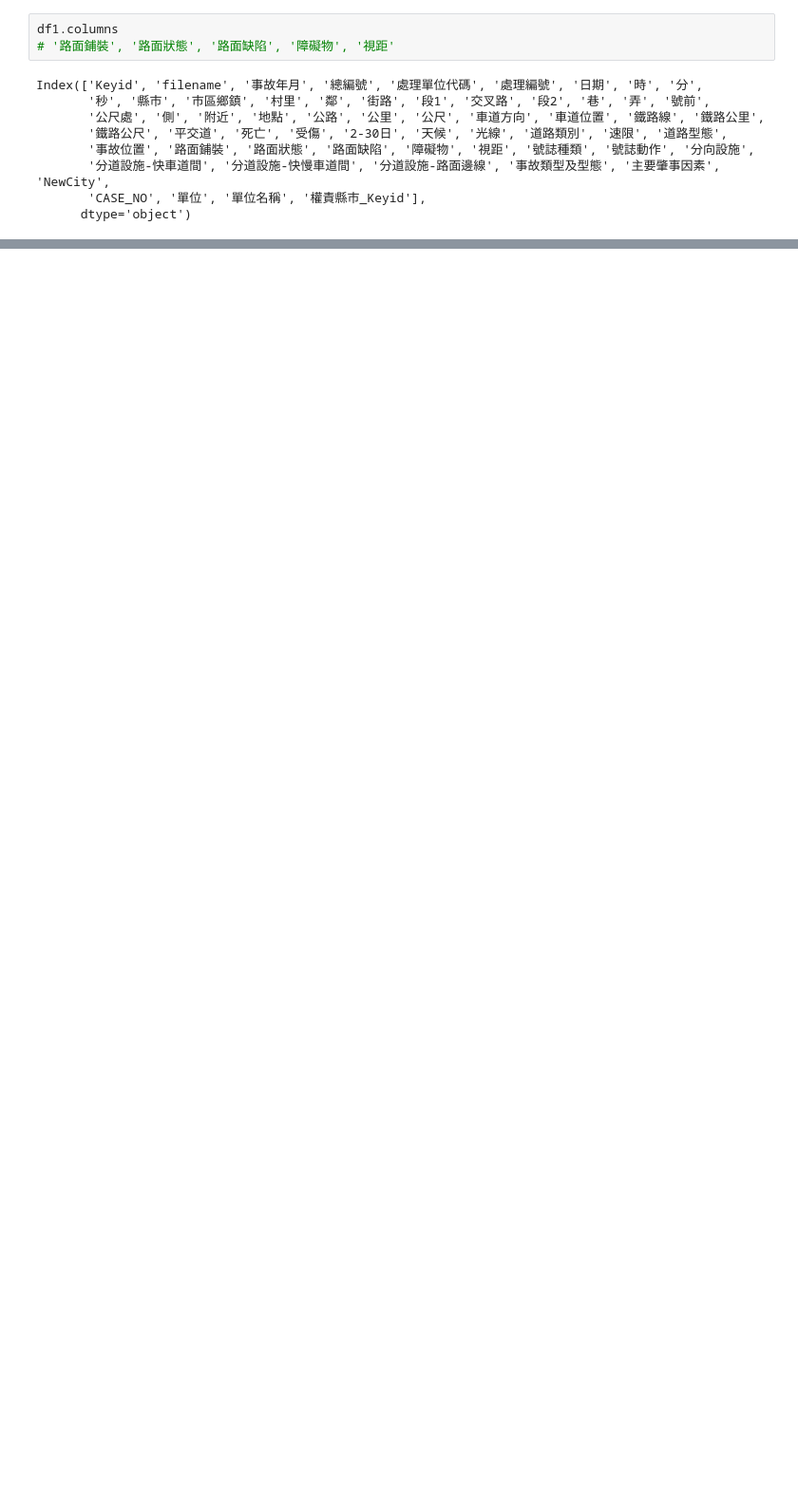
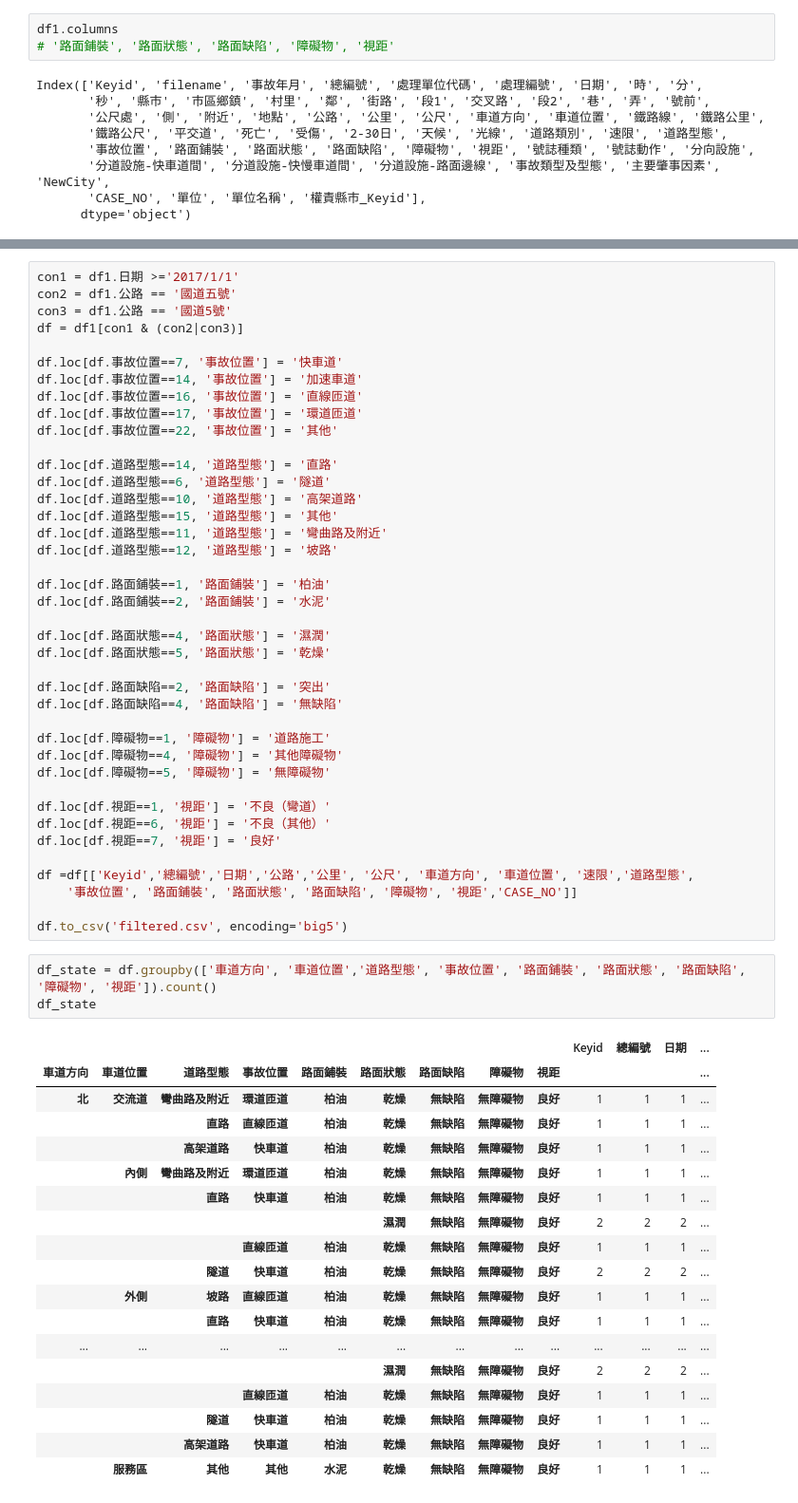
Before and after one commit to joannachou713/Etc-competition, a Jupyter notebook: Competition.ipynb, the cells around one changed output, grey strips where cells are left out. Shown at 95% size. Cells and saved outputs as stored; diff of their text form; blank space fills up the shorter version.

Commit message:
add groupby

```diff
--- a/Competition.ipynb
+++ b/Competition.ipynb
@@ -51,0 +20,62 @@ result.視距.plot(kind = 'hist',color='y')
+# %%
+con1 = df1.日期 >='2017/1/1'
+con2 = df1.公路 == '國道五號'
+con3 = df1.公路 == '國道5號'
+df = df1[con1 & (con2|con3)]
+
+df.loc[df.事故位置==7, '事故位置'] = '快車道'
+df.loc[df.事故位置==14, '事故位置'] = '加速車道'
+df.loc[df.事故位置==16, '事故位置'] = '直線匝道'
+df.loc[df.事故位置==17, '事故位置'] = '環道匝道'
+df.loc[df.事故位置==22, '事故位置'] = '其他'
+
+df.loc[df.道路型態==14, '道路型態'] = '直路'
+df.loc[df.道路型態==6, '道路型態'] = '隧道'
+df.loc[df.道路型態==10, '道路型態'] = '高架道路'
+df.loc[df.道路型態==15, '道路型態'] = '其他'
+df.loc[df.道路型態==11, '道路型態'] = '彎曲路及附近'
+df.loc[df.道路型態==12, '道路型態'] = '坡路'
+
+df.loc[df.路面鋪裝==1, '路面鋪裝'] = '柏油'
+df.loc[df.路面鋪裝==2, '路面鋪裝'] = '水泥'
+
+df.loc[df.路面狀態==4, '路面狀態'] = '濕潤'
+df.loc[df.路面狀態==5, '路面狀態'] = '乾燥'
+
+df.loc[df.路面缺陷==2, '路面缺陷'] = '突出'
+df.loc[df.路面缺陷==4, '路面缺陷'] = '無缺陷'
+
+df.loc[df.障礙物==1, '障礙物'] = '道路施工'
+df.loc[df.障礙物==4, '障礙物'] = '其他障礙物'
+df.loc[df.障礙物==5, '障礙物'] = '無障礙物'
+
+df.loc[df.視距==1, '視距'] = '不良（彎道）'
+df.loc[df.視距==6, '視距'] = '不良（其他）'
+df.loc[df.視距==7, '視距'] = '良好'
+
+df =df[['Keyid','總編號','日期','公路','公里', '公尺', '車道方向', '車道位置', '速限','道路型態',
+    '事故位置', '路面鋪裝', '路面狀態', '路面缺陷', '障礙物', '視距','CASE_NO']]
+
+df.to_csv('filtered.csv', encoding='big5')
+# %%
+df_state = df.groupby(['車道方向', '車道位置','道路型態', '事故位置', '路面鋪裝', '路面狀態', '路面缺陷', '障礙物', '視距']).count()
+df_state
+# %% [output]
+|  |  |  |  |  |  |  |  |  | Keyid | 總編號 | 日期 | ... |
+| 車道方向 | 車道位置 | 道路型態 | 事故位置 | 路面鋪裝 | 路面狀態 | 路面缺陷 | 障礙物 | 視距 |  |  |  | ... |
+| 北 | 交流道 | 彎曲路及附近 | 環道匝道 | 柏油 | 乾燥 | 無缺陷 | 無障礙物 | 良好 | 1 | 1 | 1 | ... |
+|  |  | 直路 | 直線匝道 | 柏油 | 乾燥 | 無缺陷 | 無障礙物 | 良好 | 1 | 1 | 1 | ... |
+|  |  | 高架道路 | 快車道 | 柏油 | 乾燥 | 無缺陷 | 無障礙物 | 良好 | 1 | 1 | 1 | ... |
+|  | 內側 | 彎曲路及附近 | 環道匝道 | 柏油 | 乾燥 | 無缺陷 | 無障礙物 | 良好 | 1 | 1 | 1 | ... |
+|  |  | 直路 | 快車道 | 柏油 | 乾燥 | 無缺陷 | 無障礙物 | 良好 | 1 | 1 | 1 | ... |
+|  |  |  |  |  | 濕潤 | 無缺陷 | 無障礙物 | 良好 | 2 | 2 | 2 | ... |
+|  |  |  | 直線匝道 | 柏油 | 乾燥 | 無缺陷 | 無障礙物 | 良好 | 1 | 1 | 1 | ... |
+|  |  | 隧道 | 快車道 | 柏油 | 乾燥 | 無缺陷 | 無障礙物 | 良好 | 2 | 2 | 2 | ... |
+|  | 外側 | 坡路 | 直線匝道 | 柏油 | 乾燥 | 無缺陷 | 無障礙物 | 良好 | 1 | 1 | 1 | ... |
+|  |  | 直路 | 快車道 | 柏油 | 乾燥 | 無缺陷 | 無障礙物 | 良好 | 1 | 1 | 1 | ... |
+| ... | ... | ... | ... | ... | ... | ... | ... | ... | ... | ... | ... | ... |
+|  |  |  |  |  | 濕潤 | 無缺陷 | 無障礙物 | 良好 | 2 | 2 | 2 | ... |
+|  |  |  | 直線匝道 | 柏油 | 乾燥 | 無缺陷 | 無障礙物 | 良好 | 1 | 1 | 1 | ... |
+|  |  | 隧道 | 快車道 | 柏油 | 乾燥 | 無缺陷 | 無障礙物 | 良好 | 1 | 1 | 1 | ... |
+|  |  | 高架道路 | 快車道 | 柏油 | 乾燥 | 無缺陷 | 無障礙物 | 良好 | 1 | 1 | 1 | ... |
+|  | 服務區 | 其他 | 其他 | 水泥 | 乾燥 | 無缺陷 | 無障礙物 | 良好 | 1 | 1 | 1 | ... |
```
Also changed, not shown: parts of 6 cells of this notebook.
